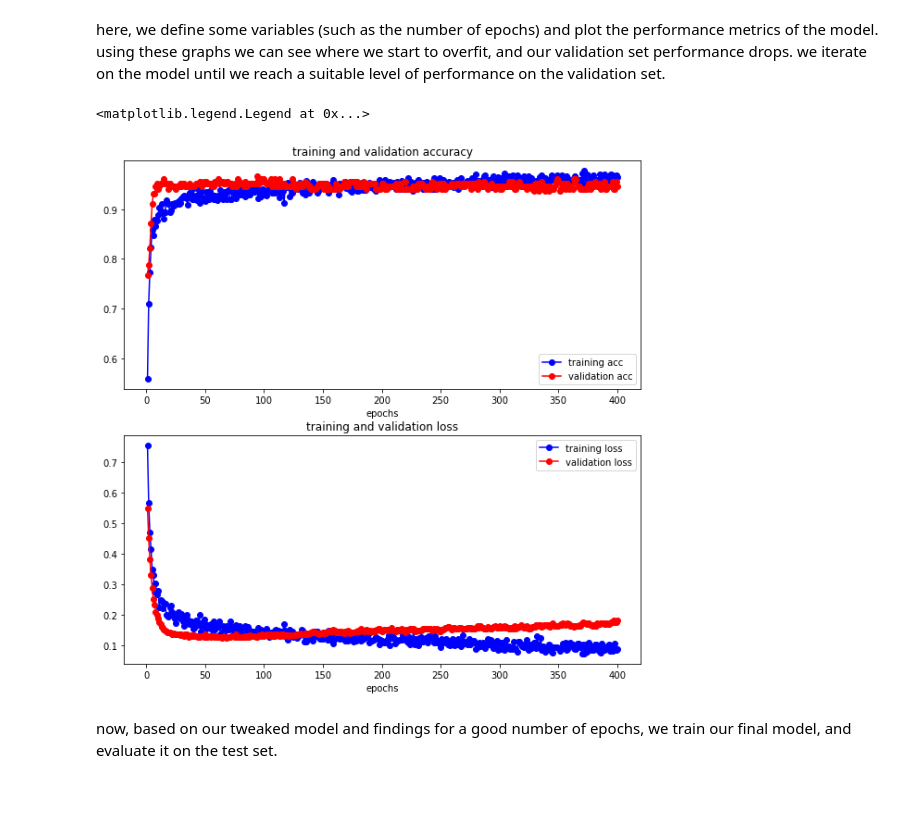
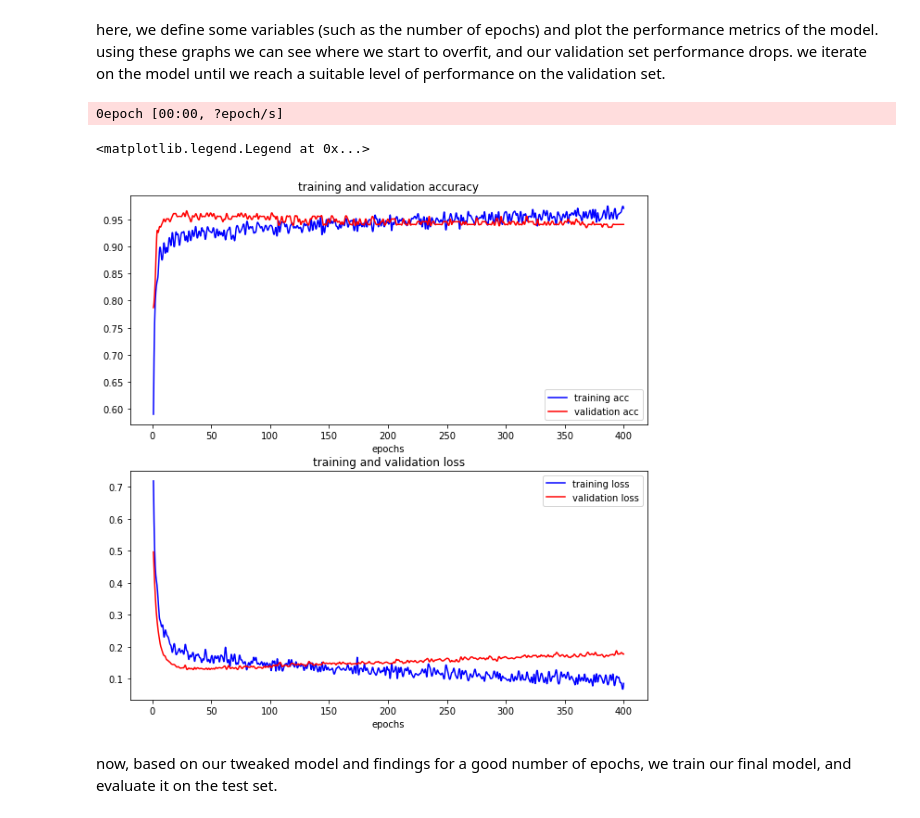
Before and after one commit to redthing1/MachineLearningNotes, a Jupyter notebook: kid_creative/kidcreative.ipynb, the cells around one changed output. Saved outputs shown, nothing was run; the diff lists cells and outputs as text; code cells hidden in the pictures.

Commit message:
apply smoothing to hist graphs

```diff
--- a/kid_creative/kidcreative.ipynb
+++ b/kid_creative/kidcreative.ipynb
@@ -130,39 +129,50 @@ here, we define some variables (such as the number of epochs) and plot the perfo
 we iterate on the model until we reach a suitable level of performance on the validation set.
 # %%
 from tqdm.keras import TqdmCallback
+from scipy.interpolate import make_interp_spline
 
 batch_size = 32
 explore_epochs = 400
 
 model = build_model()
 
 print(f'performing exploratory training: {explore_epochs} epochs...')
 
 hist = model.fit(x_train, y_train, validation_data=(x_test, y_test), epochs=explore_epochs, batch_size=32, verbose=0, callbacks=[TqdmCallback(verbose=0)])
 
-train_acc_log = hist.history['acc']
-val_acc_log = hist.history['val_acc']
-train_loss_log = hist.history['loss']
-val_loss_log = hist.history['val_loss']
+train_acc_hst = hist.history['acc']
+val_acc_hst = hist.history['val_acc']
+train_loss_hst = hist.history['loss']
+val_loss_hst = hist.history['val_loss']
 
 skip_epochs = 0
-epoch_range = range(skip_epochs + 1, len(train_acc_log) + 1)
+epoch_range = range(skip_epochs + 1, len(train_acc_hst) + 1)
 fig, ax = plt.subplots(2, 1, figsize=(10, 10))
 
-ax[0].plot(epoch_range, train_acc_log[skip_epochs:], 'bo-', label='training acc')
-ax[0].plot(epoch_range, val_acc_log[skip_epochs:], 'ro-', label='validation acc')
+def smooth(raw_range, raw_series, interp):
+    a_range = np.array(raw_range)
+    a_series = np.array(raw_series)
+    smooth_range = np.linspace(a_range.min(), a_range.max(), a_range.shape[0] * interp)
+    spl = make_interp_spline(a_range, a_series, k=3) # cubic BSpline
+    smooth_series = spl(smooth_range)
+
+    return smooth_range, smooth_series
+
+ax[0].plot(*smooth(epoch_range, train_acc_hst[skip_epochs:], 4), 'b-', label='training acc')
+ax[0].plot(*smooth(epoch_range, val_acc_hst[skip_epochs:], 4), 'r-', label='validation acc')
 ax[0].set_title("training and validation accuracy")
 ax[0].set_xlabel("epochs")
 ax[0].legend()
 
-ax[1].plot(epoch_range, train_loss_log[skip_epochs:], 'bo-', label='training loss')
-ax[1].plot(epoch_range, val_loss_log[skip_epochs:], 'ro-', label='validation loss')
+ax[1].plot(*smooth(epoch_range, train_loss_hst[skip_epochs:], 4), 'b-', label='training loss')
+ax[1].plot(*smooth(epoch_range, val_loss_hst[skip_epochs:], 4), 'r-', label='validation loss')
 ax[1].set_title('training and validation loss')
 ax[1].set_xlabel("epochs")
 ax[1].legend()
 # %% [output]
-<matplotlib.legend.Legend at 0x...>
+0epoch [00:00, ?epoch/s]
+<matplotlib.legend.Legend at 0x...>
-[figure, old version]
+[figure, new version]
 # %% [markdown]
 now, based on our tweaked model and findings for a good number of epochs, we train our final model, and evaluate it on the test set.
 # %%
```
Also changed, not shown: parts of 2 cells of this notebook.
